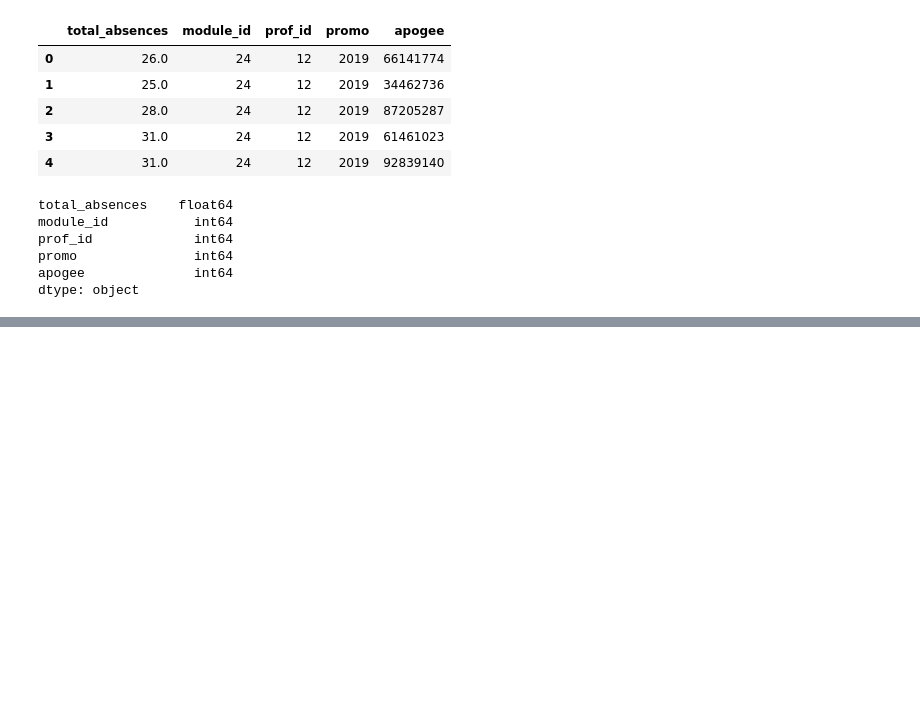
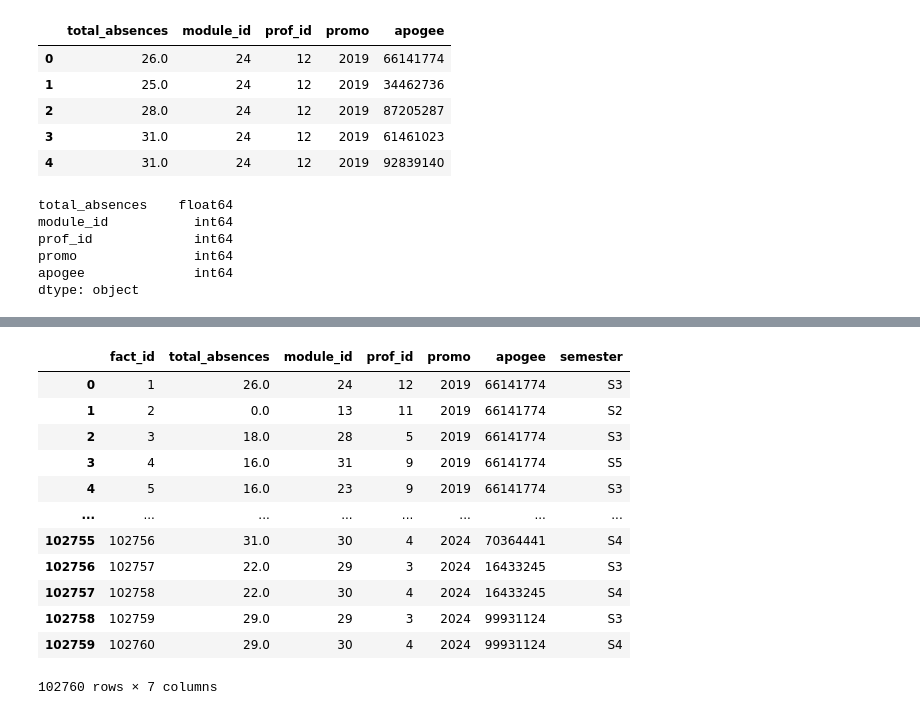
Before and after one commit to MedEZZOUAK/BI_PROJECT_ETL, a Jupyter notebook: ETL.ipynb, the cells around one changed output, grey strips where cells are left out. Drawn from its saved outputs; the diff is of its cells as text; code cells hidden in the pictures; blank space fills up the shorter version.

```diff
--- a/ETL.ipynb
+++ b/ETL.ipynb
@@ -1043,0 +1238,15 @@ conn.close()
+# %%
+#get the data from db
+conn = psycopg2.connect(
+    host="localhost",
+    database="BI_DW",
+    user="postgres",
+    password="root"
+)
+cursor = conn.cursor()
+#get the module dim table
+cursor.execute("SELECT * FROM dim_module")
+dim_module = cursor.fetchall()
+columns = [column[0] for column in cursor.description]
+dim_module_df = pd.DataFrame(dim_module, columns=columns)
+dim_module_df.head()
@@ -1043,0 +1274,7 @@ conn.close()
+# %%
+#get the fact table
+cursor.execute("SELECT * FROM fact_student_performance")
+fact_student_performance = cursor.fetchall()
+columns = [column[0] for column in cursor.description]
+fact_student_performance_df = pd.DataFrame(fact_student_performance, columns=columns)
+fact_student_performance_df.head()
@@ -1043,0 +1413,16 @@ conn.close()
+# %%
+last_try
+# %% [output]
+|  | fact_id | total_absences | module_id | prof_id | promo | apogee | semester |
+| 0 | 1 | 26.0 | 24 | 12 | 2019 | 66141774 | S3 |
+| 1 | 2 | 0.0 | 13 | 11 | 2019 | 66141774 | S2 |
+| 2 | 3 | 18.0 | 28 | 5 | 2019 | 66141774 | S3 |
+| 3 | 4 | 16.0 | 31 | 9 | 2019 | 66141774 | S5 |
+| 4 | 5 | 16.0 | 23 | 9 | 2019 | 66141774 | S3 |
+| ... | ... | ... | ... | ... | ... | ... | ... |
+| 102755 | 102756 | 31.0 | 30 | 4 | 2024 | 70364441 | S4 |
+| 102756 | 102757 | 22.0 | 29 | 3 | 2024 | 16433245 | S3 |
+| 102757 | 102758 | 22.0 | 30 | 4 | 2024 | 16433245 | S4 |
+| 102758 | 102759 | 29.0 | 29 | 3 | 2024 | 99931124 | S3 |
+| 102759 | 102760 | 29.0 | 30 | 4 | 2024 | 99931124 | S4 |
+102760 rows × 7 columns
```
Also changed, not shown: parts of 35 cells of this notebook, 7 other files.
